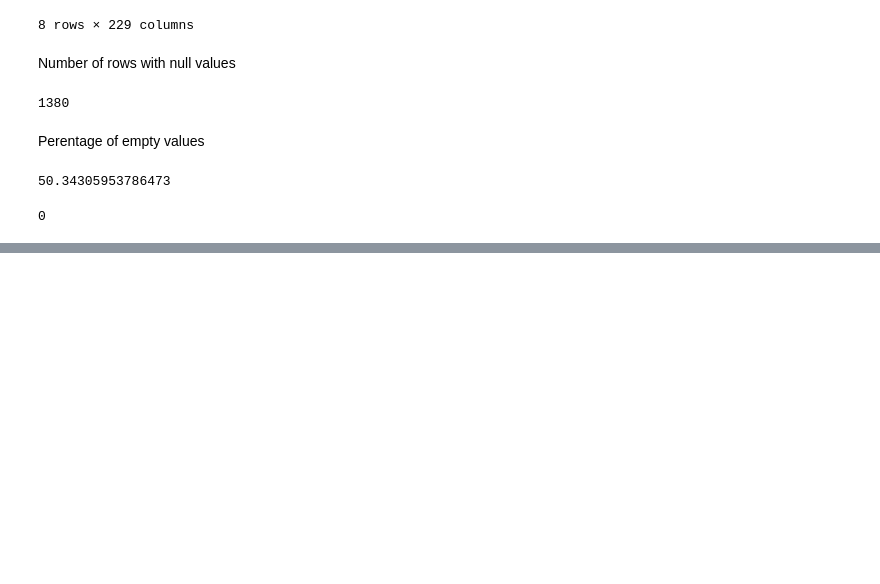
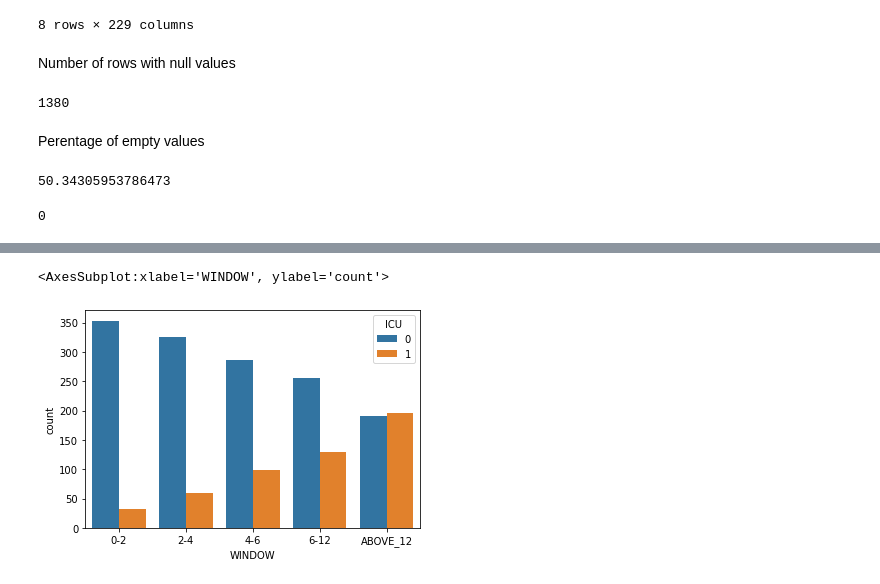
Before and after one commit to gusAGR/machine-learning-tfg, a Jupyter notebook: notebooks/Sirio_Libanes.ipynb, the cells around one changed output, grey strips where cells are left out. Saved outputs shown, nothing was run; the diff lists cells and outputs as text; code cells hidden in the pictures; blank space fills up the shorter version.

```diff
--- a/notebooks/Sirio_Libanes.ipynb
+++ b/notebooks/Sirio_Libanes.ipynb
@@ -52,0 +69,5 @@ data.isnull().all(axis=1).sum()
+# %%
+sns.countplot(x="WINDOW", hue="ICU", data=data)
+# %% [output]
+<AxesSubplot:xlabel='WINDOW', ylabel='count'>
+[figure, added]
```
Also changed, not shown: parts of 18 cells of this notebook.
